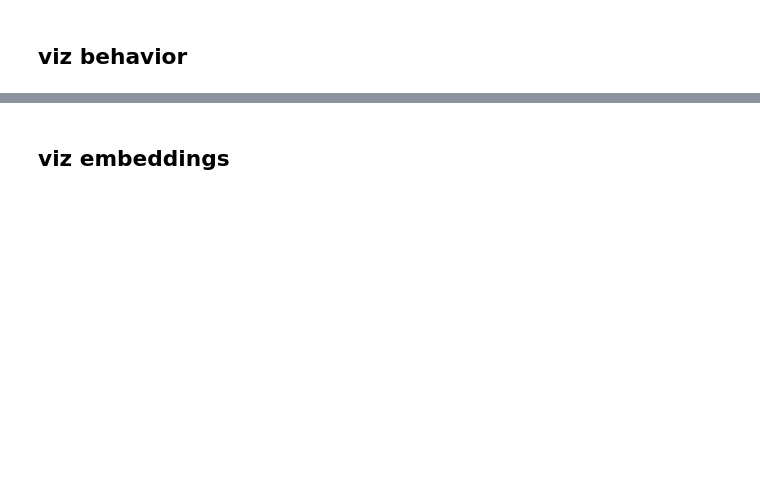
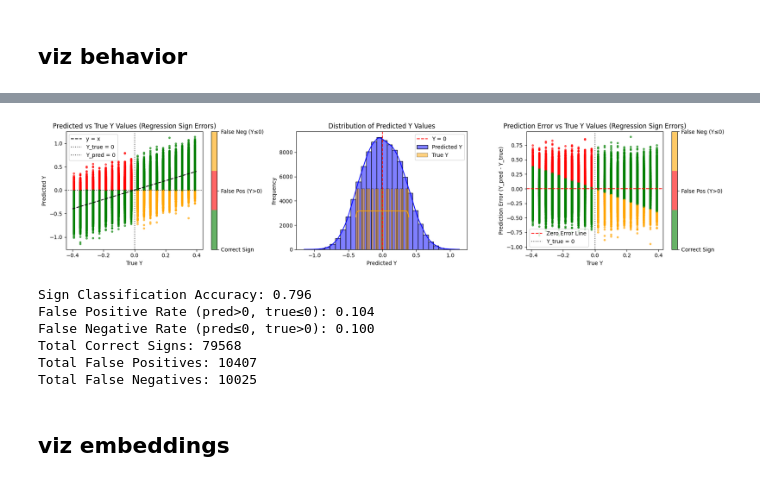
Before and after one commit to siyer7/asymmetry_design, a Jupyter notebook: code/NN.ipynb, the cells around one changed output, grey strips where cells are left out. Drawn from its saved outputs; the diff is of its cells as text; code cells hidden in the pictures; blank space fills up the shorter version.

```diff
--- a/code/NN.ipynb
+++ b/code/NN.ipynb
@@ -282,3 +247,80 @@ plt.show()
+# %%
+fig, axs = plt.subplots(1, 3, figsize=(18, 4))
+
+# Create correctness categories based on REGRESSION outputs crossing 0
+# True class: whether Y_true > 0
+true_class_regression = (df['Y_true'] > 0).astype(int)
+# Predicted class: whether Y_pred > 0
+pred_class_regression = (df['Y_pred'] > 0).astype(int)
+
+# Classification performance based on regression crossing 0
+correct_mask = (pred_class_regression == true_class_regression)
+false_positive_mask = (pred_class_regression == 1) & (true_class_regression == 0)  # Predicted >0, actually ≤0
+false_negative_mask = (pred_class_regression == 0) & (true_class_regression == 1)  # Predicted ≤0, actually >0
+
+# Create color array: 0=correct, 1=false positive, 2=false negative
+color_array = np.zeros(len(df))
+color_array[false_positive_mask] = 1
+color_array[false_negative_mask] = 2
+
+# Define custom colormap
+from matplotlib.colors import ListedColormap
+colors = ['green', 'red', 'orange']  # correct, false positive, false negative
+cmap = ListedColormap(colors)
+
+# Plot 1: y_pred vs y_true
+sc1 = axs[0].scatter(df['Y_true'], df['Y_pred'], c=color_array, cmap=cmap, alpha=0.6, s=10)
+axs[0].plot([-0.4, 0.4], [-0.4, 0.4], 'k--', label='y = x')
+axs[0].axvline(x=0, color='black', linestyle=':', alpha=0.7, label='Y_true = 0')
+axs[0].axhline(y=0, color='black', linestyle=':', alpha=0.7, label='Y_pred = 0')
+axs[0].set_xlabel('True Y')
+axs[0].set_ylabel('Predicted Y')
+axs[0].set_title('Predicted vs True Y Values (Regression Sign Errors)')
+cbar1 = fig.colorbar(sc1, ax=axs[0])
+cbar1.set_ticks([0, 1, 2])
+cbar1.set_ticklabels(['Correct Sign', 'False Pos (Y>0)', 'False Neg (Y≤0)'])
+axs[0].legend()
+
+# Plot 2: dist of y_pred (unchanged)
+sns.histplot(df['Y_pred'], bins=30, kde=True, color='blue', label='Predicted Y', ax=axs[1])
+sns.histplot(df['Y_true'], bins=30, kde=True, color='orange', label='True Y', ax=axs[1], alpha=0.5)
+axs[1].axvline(x=0, color='red', linestyle='--', label='Y = 0')
+axs[1].set_xlabel('Predicted Y')
+axs[1].set_ylabel('Frequency')
+axs[1].set_title('Distribution of Predicted Y Values')
+axs[1].legend()
+
+# Plot 3: y_pred - y_true vs y_true
+prediction_error = df['Y_pred'] - df['Y_true']
+sc2 = axs[2].scatter(df['Y_true'], prediction_error, c=color_array, cmap=cmap, alpha=0.6, s=10)
+axs[2].axhline(y=0, color='red', linestyle='--', label='Zero Error Line')
+axs[2].axvline(x=0, color='black', linestyle=':', alpha=0.7, label='Y_true = 0')
+axs[2].set_xlabel('True Y')
+axs[2].set_ylabel('Prediction Error (Y_pred - Y_true)')
+axs[2].set_title('Prediction Error vs True Y Values (Regression Sign Errors)')
+cbar2 = fig.colorbar(sc2, ax=axs[2])
+cbar2.set_ticks([0, 1, 2])
+cbar2.set_ticklabels(['Correct Sign', 'False Pos (Y>0)', 'False Neg (Y≤0)'])
+axs[2].legend()
+
+plt.tight_layout()
+plt.show()
+
+# Print regression sign classification performance statistics
+print(f"Sign Classification Accuracy: {correct_mask.mean():.3f}")
+print(f"False Positive Rate (pred>0, true≤0): {false_positive_mask.mean():.3f}")
+print(f"False Negative Rate (pred≤0, true>0): {false_negative_mask.mean():.3f}")
+print(f"Total Correct Signs: {correct_mask.sum()}")
+print(f"Total False Positives: {false_positive_mask.sum()}")
+print(f"Total False Negatives: {false_negative_mask.sum()}")
+# %% [output]
+[figure, added]
+Sign Classification Accuracy: 0.796
+False Positive Rate (pred>0, true≤0): 0.104
+False Negative Rate (pred≤0, true>0): 0.100
+Total Correct Signs: 79568
+Total False Positives: 10407
+Total False Negatives: 10025
 # %% [markdown]
 ## viz embeddings
 # %%
```
Also changed, not shown: parts of 8 cells of this notebook.
